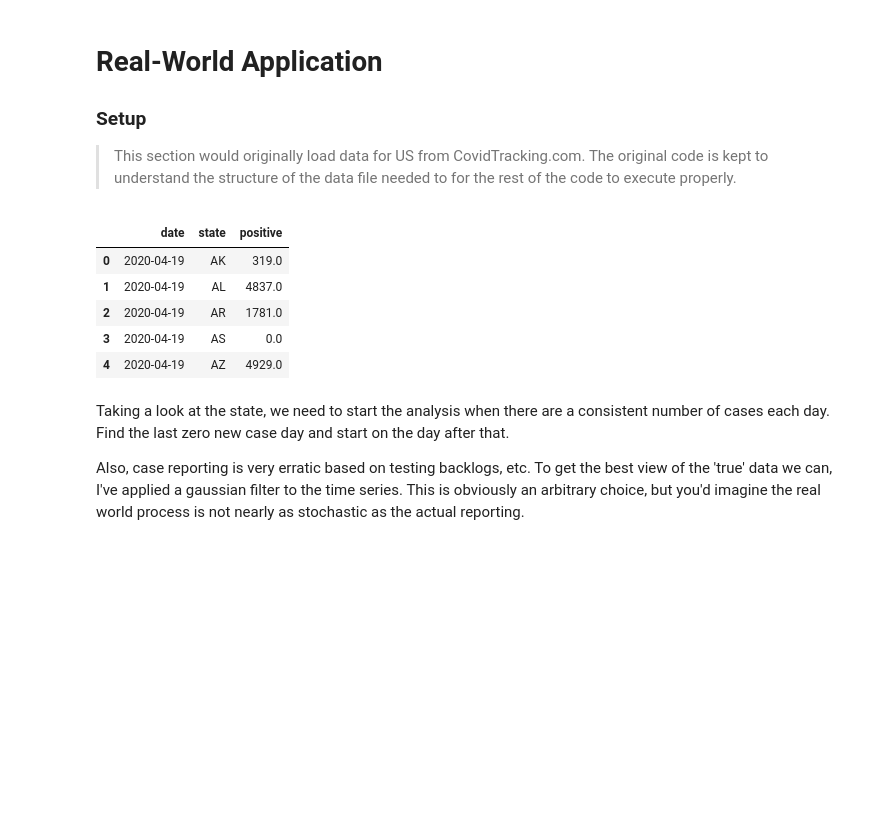
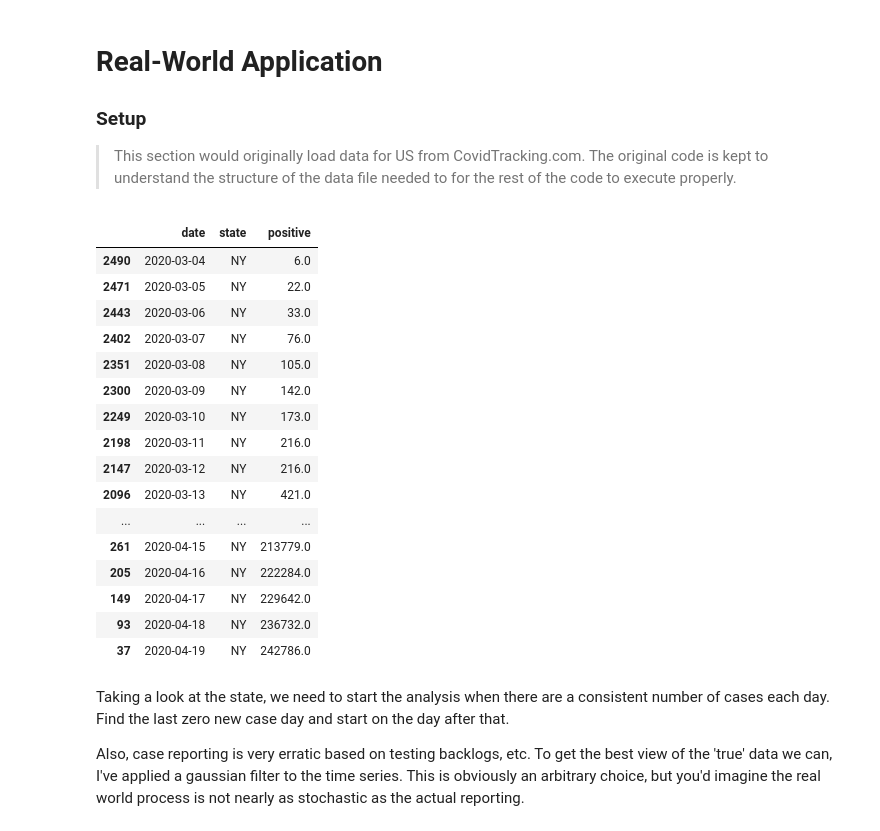
Before and after one commit to andreimita/covid-19-rt-romania, a Jupyter notebook: Realtime R0 - Romania.ipynb, the cells around one changed output. Cells and saved outputs as stored; diff of their text form; code cells hidden in the pictures; blank space fills up the shorter version.

```diff
--- a/Realtime R0 - Romania.ipynb
+++ b/Realtime R0 - Romania.ipynb
@@ -295,19 +295,30 @@ We can see that the most likely value of $R_t$ changes with time and the highest
 # %%
 # ROMANIA Update
 # Loading the US data without indexes to look at the raw structure.
 
 file = 'data/us_raw_data_latest.csv'
 structure = pd.read_csv(file,
                         usecols=['date', 'state', 'positive'],
                         parse_dates=['date'])
-structure.head()
+structure[structure['state'] == 'NY'].sort_values('date')
 # %% [output]
 |  | date | state | positive |
-| 0 | 2020-04-19 | AK | 319.0 |
-| 1 | 2020-04-19 | AL | 4837.0 |
-| 2 | 2020-04-19 | AR | 1781.0 |
-| 3 | 2020-04-19 | AS | 0.0 |
-| 4 | 2020-04-19 | AZ | 4929.0 |
+| 2490 | 2020-03-04 | NY | 6.0 |
+| 2471 | 2020-03-05 | NY | 22.0 |
+| 2443 | 2020-03-06 | NY | 33.0 |
+| 2402 | 2020-03-07 | NY | 76.0 |
+| 2351 | 2020-03-08 | NY | 105.0 |
+| 2300 | 2020-03-09 | NY | 142.0 |
+| 2249 | 2020-03-10 | NY | 173.0 |
+| 2198 | 2020-03-11 | NY | 216.0 |
+| 2147 | 2020-03-12 | NY | 216.0 |
+| 2096 | 2020-03-13 | NY | 421.0 |
+| ... | ... | ... | ... |
+| 261 | 2020-04-15 | NY | 213779.0 |
+| 205 | 2020-04-16 | NY | 222284.0 |
+| 149 | 2020-04-17 | NY | 229642.0 |
+| 93 | 2020-04-18 | NY | 236732.0 |
+| 37 | 2020-04-19 | NY | 242786.0 |
 # %%
 # ROMANIA Update
 # Loading date for Romania from datelazi.ro
```
Also changed, not shown: 3 other files.
